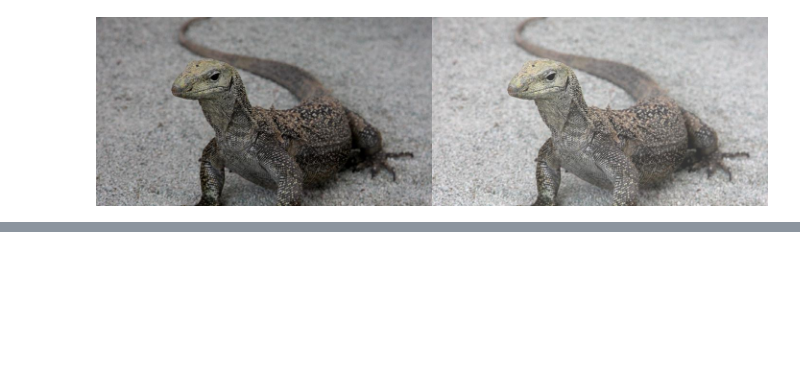
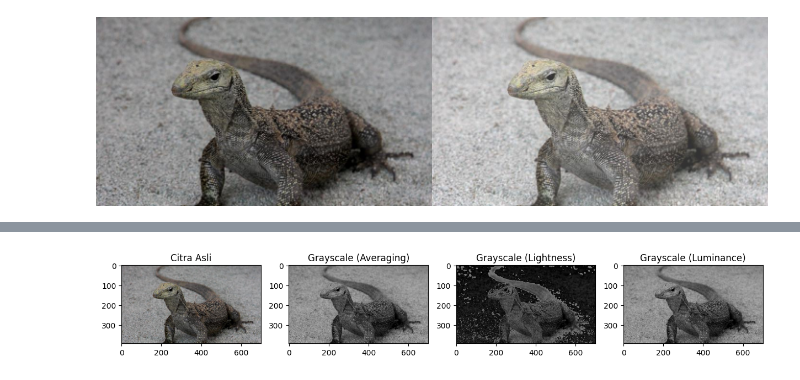
Before and after one commit to radeonaru/pcvk_ganjil_2024, a Jupyter notebook: Week3.ipynb, the cells around one changed output, grey strips where cells are left out. Cells and saved outputs as stored; diff of their text form; code cells hidden in the pictures; blank space fills up the shorter version.

```diff
--- a/Week3.ipynb
+++ b/Week3.ipynb
@@ -36,0 +188,56 @@ Masukkan nilai kecerahan: 50
+# %%
+#Nomor 4
+import cv2
+import numpy as np
+import matplotlib.pyplot as plt
+
+# Fungsi untuk menampilkan citra dalam satu tampilan dengan subplot
+def display_images(images, titles):
+    plt.figure(figsize=(15, 10))
+
+    for i, (image, title) in enumerate(zip(images, titles)):
+        plt.subplot(1, len(images), i + 1)
+        plt.imshow(cv2.cvtColor(image, cv2.COLOR_BGR2RGB), cmap='gray')
+        plt.title(title)
+        plt.axis('on')
+
+    plt.show()
+
+# Fungsi untuk transformasi grayscale dengan metode averaging
+def averaging_grayscale(image):
+    return np.mean(image, axis=2).astype(np.uint8)
+
+# Fungsi untuk transformasi grayscale dengan metode lightness
+def lightness_grayscale(image):
+    min_val = np.min(image, axis=2)
+    max_val = np.max(image, axis=2)
+    return ((min_val + max_val) / 2).astype(np.uint8)
+
+# Fungsi untuk transformasi grayscale dengan metode luminance
+def luminance_grayscale(image):
+    return (0.21 * image[:,:,2] + 0.72 * image[:,:,1] + 0.07 * image[:,:,0]).astype(np.uint8)
+
+# Fungsi untuk menerapkan semua metode transformasi dan menampilkan hasilnya
+def apply_grayscale_transforms():
+    # Baca citra asli (ganti 'image_path' dengan path citra yang diinginkan)
+    image_path = '/content/drive/MyDrive/biawak-15.jpg'  # Ganti dengan path file citra
+    image = cv2.imread(image_path)
+
+    # Periksa apakah citra berhasil dimuat
+    if image is None:
+        print("Citra tidak dapat dimuat. Pastikan path benar.")
+    else:
+        # Terapkan metode transformasi
+        grayavg_image = averaging_grayscale(image)
+        graylight_image = lightness_grayscale(image)
+        graylumi_image = luminance_grayscale(image)
+
+        # Tampilkan citra asli dan citra hasil transformasi dalam satu tampilan
+        images = [image, grayavg_image, graylight_image, graylumi_image]
+        titles = ["Citra Asli", "Grayscale (Averaging)", "Grayscale (Lightness)", "Grayscale (Luminance)"]
+        display_images(images, titles)
+
+# Panggil fungsi untuk menerapkan transformasi dan menampilkan hasil
+apply_grayscale_transforms()
+# %% [output]
+[figure, added]
```
Also changed, not shown: parts of 5 cells of this notebook.
